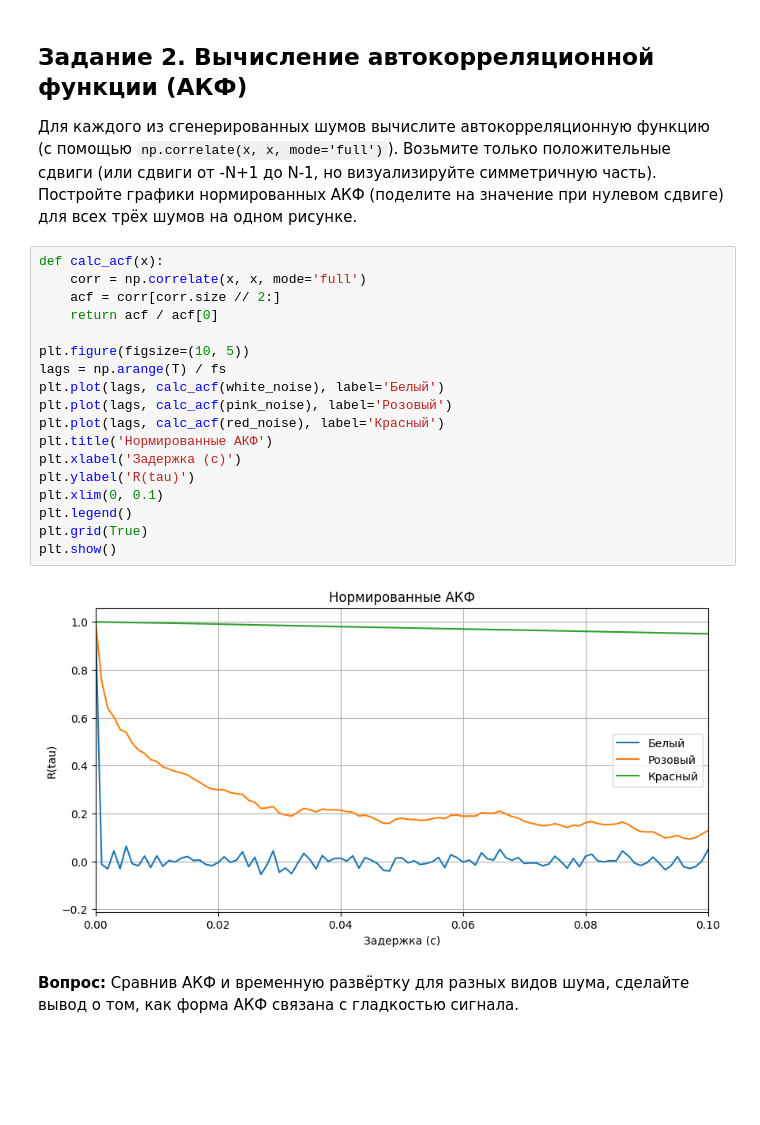
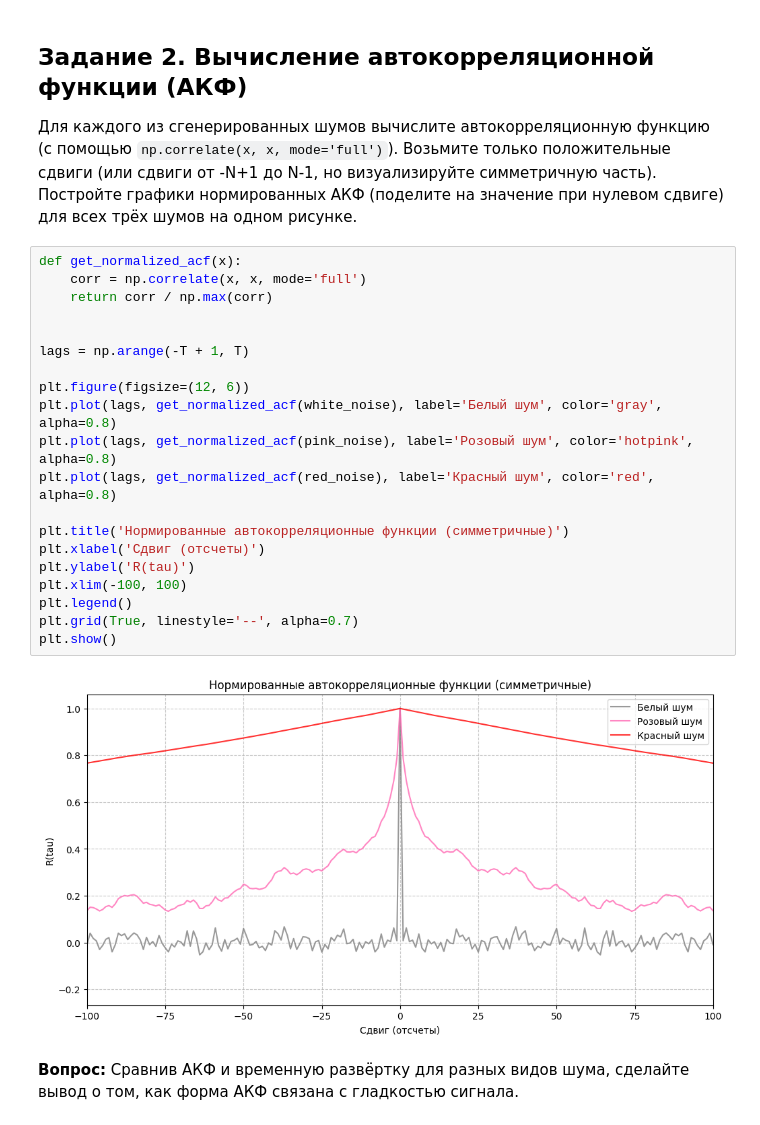
Before and after one commit to ilya-agafonov/dsp-seminars, a Jupyter notebook: seminars/4_Agafonov.ipynb, the cells around one changed output. Drawn from its saved outputs; the diff is of its cells as text; blank space fills up the shorter version.

```diff
--- a/seminars/4_Agafonov.ipynb
+++ b/seminars/4_Agafonov.ipynb
@@ -59,25 +73,27 @@ plt.show()
 ## Задание 2. Вычисление автокорреляционной функции (АКФ)
 Для каждого из сгенерированных шумов вычислите автокорреляционную функцию (с помощью `np.correlate(x, x, mode='full')`). Возьмите только положительные сдвиги (или сдвиги от -N+1 до N-1, но визуализируйте симметричную часть). Постройте графики нормированных АКФ (поделите на значение при нулевом сдвиге) для всех трёх шумов на одном рисунке.
 # %%
-def calc_acf(x):
+def get_normalized_acf(x):
     corr = np.correlate(x, x, mode='full')
-    acf = corr[corr.size // 2:]
-    return acf / acf[0]
+    return corr / np.max(corr)
 
-plt.figure(figsize=(10, 5))
-lags = np.arange(T) / fs
-plt.plot(lags, calc_acf(white_noise), label='Белый')
-plt.plot(lags, calc_acf(pink_noise), label='Розовый')
-plt.plot(lags, calc_acf(red_noise), label='Красный')
-plt.title('Нормированные АКФ')
-plt.xlabel('Задержка (с)')
+
+lags = np.arange(-T + 1, T)
+
+plt.figure(figsize=(12, 6))
+plt.plot(lags, get_normalized_acf(white_noise), label='Белый шум', color='gray', alpha=0.8)
+plt.plot(lags, get_normalized_acf(pink_noise), label='Розовый шум', color='hotpink', alpha=0.8)
+plt.plot(lags, get_normalized_acf(red_noise), label='Красный шум', color='red', alpha=0.8)
+
+plt.title('Нормированные автокорреляционные функции (симметричные)')
+plt.xlabel('Сдвиг (отсчеты)')
 plt.ylabel('R(tau)')
-plt.xlim(0, 0.1)
+plt.xlim(-100, 100)
 plt.legend()
-plt.grid(True)
+plt.grid(True, linestyle='--', alpha=0.7)
 plt.show()
 # %% [output]
-[figure, old version]
+[figure, new version]
 # %% [markdown]
 **Вопрос:** Сравнив АКФ и временную развёртку для разных видов шума, сделайте вывод о том, как форма АКФ связана с гладкостью сигнала.
 # %% [markdown]
```
Also changed, not shown: parts of 14 cells of this notebook.
